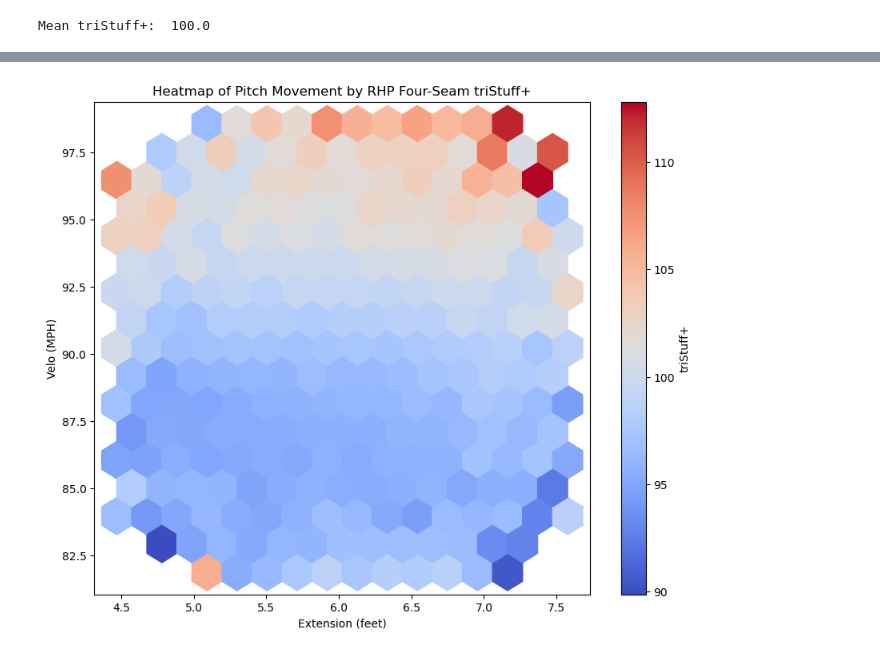
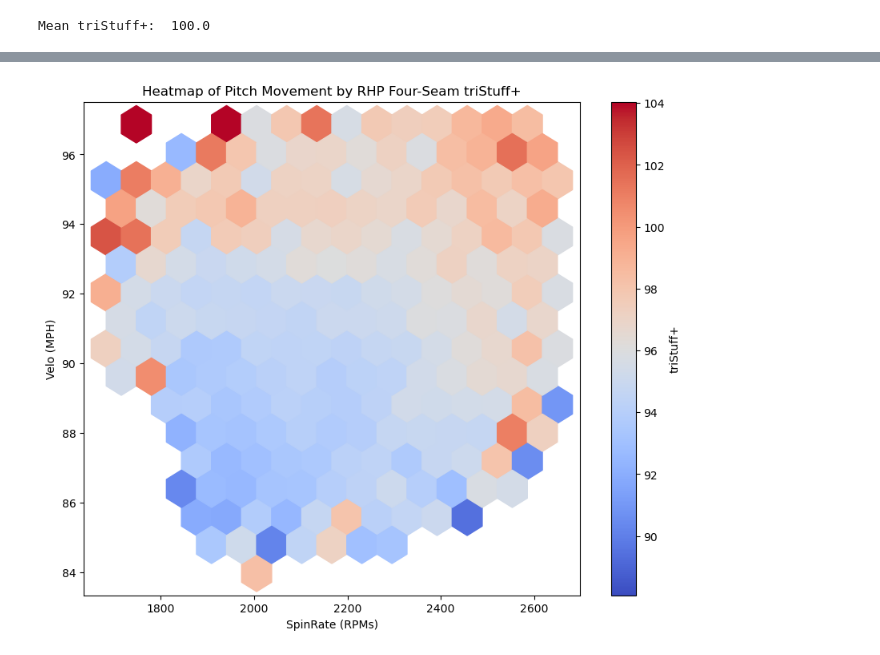
Before and after one commit to jackkalsched/UCSD_Baseball_25, a Jupyter notebook: Pitching/stuff+/stuff_plus.ipynb, the cells around one changed output, grey strips where cells are left out. Cells and saved outputs as stored; diff of their text form; code cells hidden in the pictures.

Commit message:
stuff+ adjustments

```diff
--- a/Pitching/stuff+/stuff_plus.ipynb
+++ b/Pitching/stuff+/stuff_plus.ipynb
@@ -534,7 +539,7 @@ encoded_avg.head()
 # %%
 feature_cols = ['RelSpeed', 'SpinRate', 'RelHeight', 'RelSide', 'Extension', 'InducedVertBreak', 'HorzBreak', 'VertApprAngle', 'HorzApprAngle', 'speed_diff', 'IVB_diff', 'HB_diff']
 # %%
-X = encoded_avg[feature_cols + target_cols + ['Pitcher', 'PitcherTeam', 'PitcherThrows', 'TaggedPitchType', 'AutoPitchType']]
+X = encoded_avg[feature_cols + target_cols + ['Pitcher', 'PitcherTeam', 'PitcherThrows', 'BatterSide', 'TaggedPitchType', 'AutoPitchType']]
 
 #Cleaning more
 X = X.replace({pd.NA: np.nan})
@@ -807,6 +737,7 @@ X_train, X_test, y_train, y_test = train_test_split(
 
 # initialize model
 lgbm_clf = LGBMClassifier(
+    objective = 'binary',
     n_estimators=500,
     learning_rate=0.05,
     max_depth=-1,
@@ -1007,13 +943,13 @@ whiff_with_probs['triStuff+'].hist(bins = 50)
 print("Mean triStuff+: ", round(whiff_with_probs['triStuff+'].mean(), 2))
 # %% [output]
 Mean triStuff+:  100.0
+# %%
+# reformatting handedness based on release side
+whiff_with_probs.loc[whiff_with_probs['RelSide'] < 0, 'PitcherThrows'] = 'Left'
 # %%
 # experimenting with relationship between metrics and triStuff+
+rhp_fastballs = whiff_with_probs[(whiff_with_probs['AutoPitchType'].isin(['Sinker'])) & (whiff_with_probs['PitcherThrows'] == 'Right')].copy()
 
-rhp_fastballs = whiff_with_probs[(whiff_with_probs['AutoPitchType'].isin(['Four-Seam'])) & (whiff_with_probs['PitcherThrows'] == 'Right')].copy()
 rhp_fastballs.sort_values(by = ['HorzBreak'], ascending = True)
-
-lhp_fastballs = whiff_with_probs[(whiff_with_probs['AutoPitchType'].isin(['Four-Seam'])) & (whiff_with_probs['PitcherThrows'] == 'Left')].copy()
-lhp_fastballs.sort_values(by = ['HorzBreak'], ascending = True)
 # %% [output]
 |  | RelSpeed | SpinRate | RelHeight | RelSide | Extension | InducedVertBreak | HorzBreak | VertApprAngle | ... |
@@ -1038,19 +974,24 @@ Lefty Four-Seam triStuff+: 97.3
 # %%
 plt.figure(figsize=(10, 8))
 
+v90 = rhp_fastballs['triStuff+'].quantile(0.9)
+v10 = rhp_fastballs['triStuff+'].quantile(0.1)
+
 hb = plt.hexbin(
-    rhp_fastballs['Extension'],
+    rhp_fastballs['SpinRate'],
     rhp_fastballs['RelSpeed'],
     C=rhp_fastballs['triStuff+'],
-    gridsize=15,        # controls resolution
-    cmap='coolwarm'
+    gridsize=15,
+    cmap='coolwarm',
+    vmin=v10,
+    vmax=v90
 )
 
 plt.colorbar(hb, label='triStuff+')
-plt.xlabel("Extension (feet)")
+plt.xlabel("SpinRate (RPMs)")
 plt.ylabel("Velo (MPH)")
 plt.title("Heatmap of Pitch Movement by RHP Four-Seam triStuff+")
 
 plt.show()
 # %% [output]
-[figure, old version]
+[figure, new version]
```
Also changed, not shown: parts of 21 cells of this notebook.
